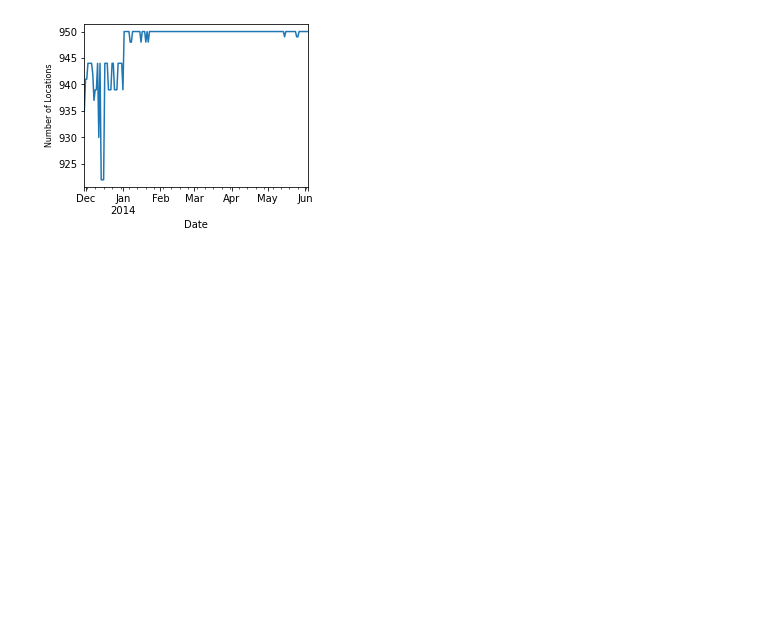
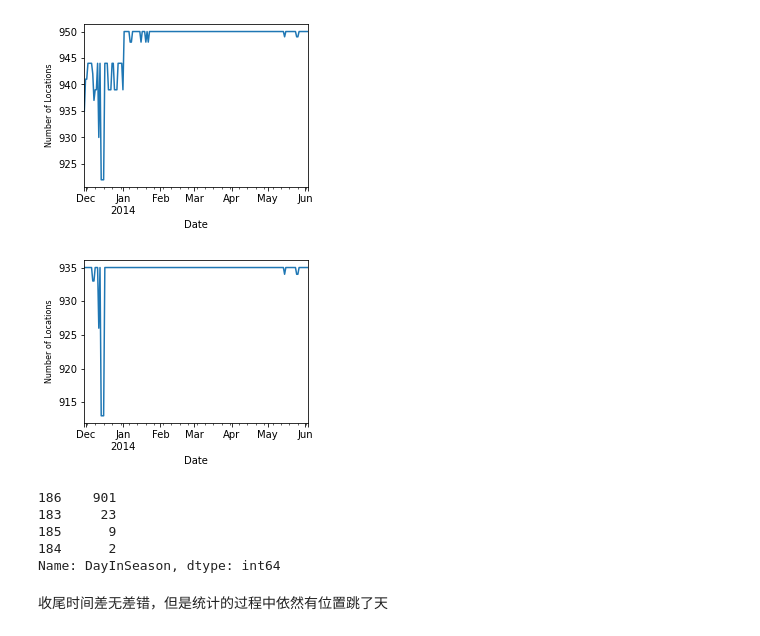
Before and after one commit to aoba98/bishe, a Jupyter notebook: 美国水稻（发表改）.ipynb, the cells around one changed output. Saved outputs shown, nothing was run; the diff lists cells and outputs as text; code cells hidden in the pictures; blank space fills up the shorter version.

```diff
--- a/美国水稻（发表改）.ipynb
+++ b/美国水稻（发表改）.ipynb
@@ -23,2 +28,25 @@ plt.savefig('./figures/date&locations.png', dpi=600)
 # %% [output]
 [figure]
+# %%
+days = wheat13.groupby('Location').apply(lambda x: x.Date.max() - x.Date.min())
+# %%
+clean_pos = days[days == timedelta(days=185)].index.to_list()
+# %%
+wheat13_185days_nonmiss = wheat13[wheat13.Location.isin(clean_pos)]
+# %%
+plt.figure(figsize=(4, 3))
+wheat13_185days_nonmiss.groupby('Date').Location.count().plot()
+plt.ylabel('Number of Locations', fontsize=8)
+plt.savefig('./figures/date&locations.png', dpi=600, bbox_inches = 'tight')
+# %% [output]
+[figure, added]
+# %%
+wheat13_185days_nonmiss.groupby('Location')['DayInSeason'].unique().apply(lambda x: len(x)).value_counts()
+# %% [output]
+186    901
+183     23
+185      9
+184      2
+Name: DayInSeason, dtype: int64
+# %% [markdown]
+收尾时间差无差错，但是统计的过程中依然有位置跳了天
```
Also changed, not shown: parts of 21 cells of this notebook, 20 other files.
